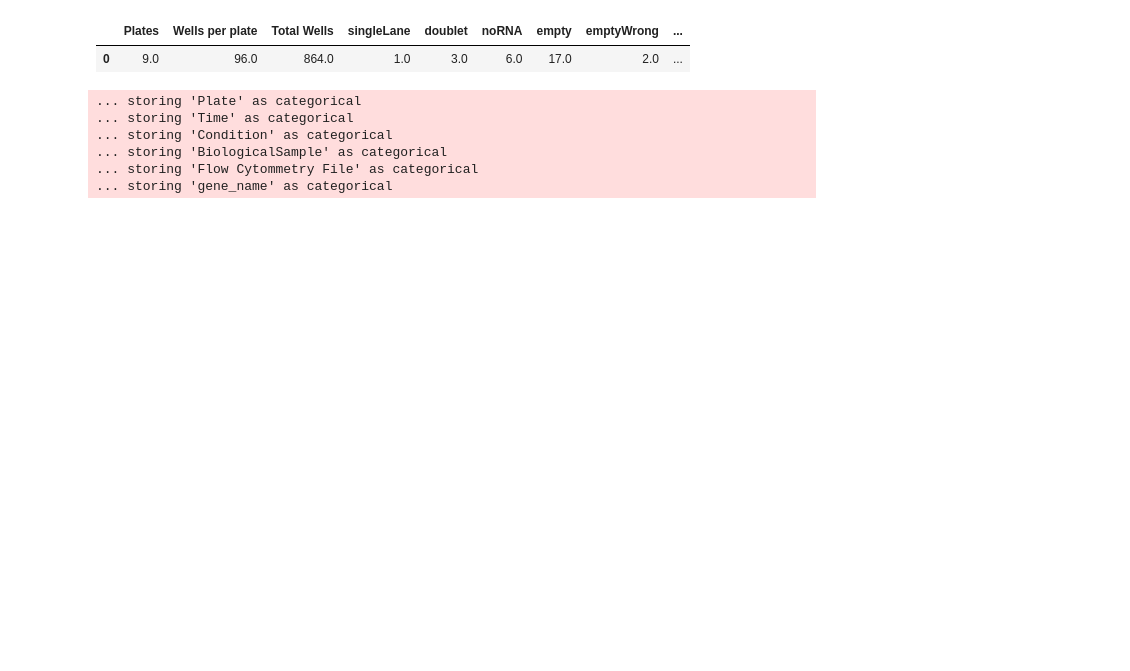
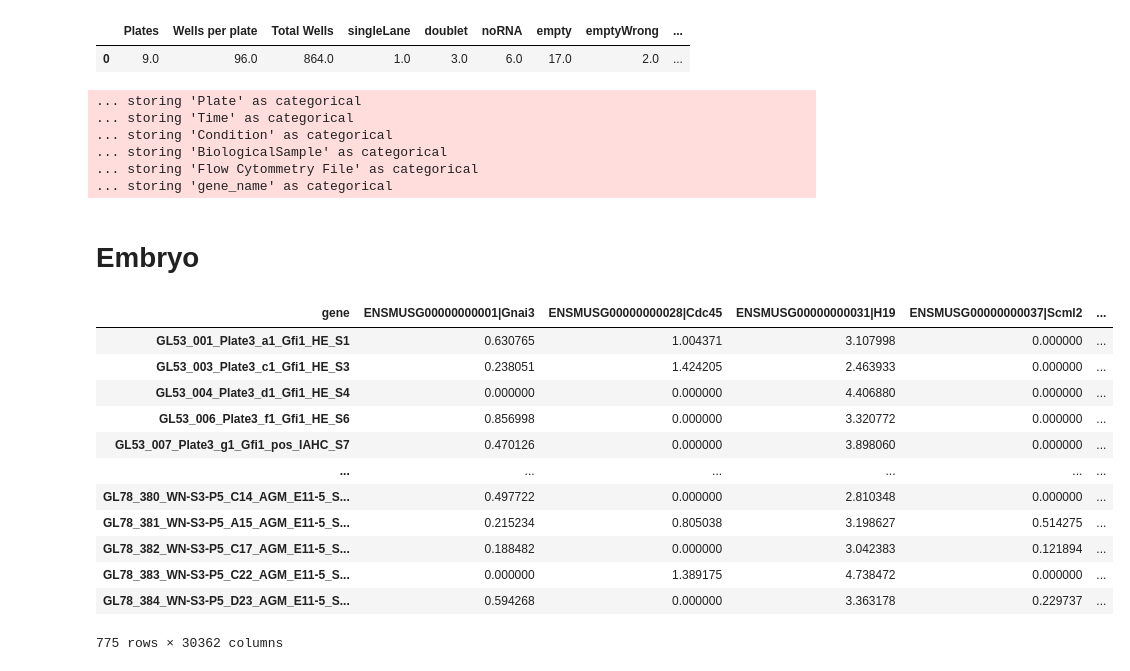
Before and after one commit to dsb-lab/blood_gastruloids, a Jupyter notebook: Analysis/0_Make_h5ad_file.ipynb, the cells around one changed output. Drawn from its saved outputs; the diff is of its cells as text; code cells hidden in the pictures; blank space fills up the shorter version.

Commit message:
Prepare Embryo corrected

```diff
--- a/Analysis/0_Make_h5ad_file.ipynb
+++ b/Analysis/0_Make_h5ad_file.ipynb
@@ -215,3 +217,24 @@ adata.write("results/Raw.h5ad")
 ... storing 'BiologicalSample' as categorical
 ... storing 'Flow Cytommetry File' as categorical
 ... storing 'gene_name' as categorical
+# %% [markdown]
+# Embryo
+# %%
+data = pd.read_csv("input/embryo/exprMatrix.tsv",sep="\t").sort_index()
+data = data.set_index("gene")
+data = data.transpose().sort_index()
+data
+# %% [output]
+| gene | ENSMUSG00000000001|Gnai3 | ENSMUSG00000000028|Cdc45 | ENSMUSG00000000031|H19 | ENSMUSG00000000037|Scml2 | ... |
+| GL53_001_Plate3_a1_Gfi1_HE_S1 | 0.630765 | 1.004371 | 3.107998 | 0.000000 | ... |
+| GL53_003_Plate3_c1_Gfi1_HE_S3 | 0.238051 | 1.424205 | 2.463933 | 0.000000 | ... |
+| GL53_004_Plate3_d1_Gfi1_HE_S4 | 0.000000 | 0.000000 | 4.406880 | 0.000000 | ... |
+| GL53_006_Plate3_f1_Gfi1_HE_S6 | 0.856998 | 0.000000 | 3.320772 | 0.000000 | ... |
+| GL53_007_Plate3_g1_Gfi1_pos_IAHC_S7 | 0.470126 | 0.000000 | 3.898060 | 0.000000 | ... |
+| ... | ... | ... | ... | ... | ... |
+| GL78_380_WN-S3-P5_C14_AGM_E11-5_S... | 0.497722 | 0.000000 | 2.810348 | 0.000000 | ... |
+| GL78_381_WN-S3-P5_A15_AGM_E11-5_S... | 0.215234 | 0.805038 | 3.198627 | 0.514275 | ... |
+| GL78_382_WN-S3-P5_C17_AGM_E11-5_S... | 0.188482 | 0.000000 | 3.042383 | 0.121894 | ... |
+| GL78_383_WN-S3-P5_C22_AGM_E11-5_S... | 0.000000 | 1.389175 | 4.738472 | 0.000000 | ... |
+| GL78_384_WN-S3-P5_D23_AGM_E11-5_S... | 0.594268 | 0.000000 | 3.363178 | 0.229737 | ... |
+775 rows × 30362 columns
```
Also changed, not shown: parts of 10 cells of this notebook.
